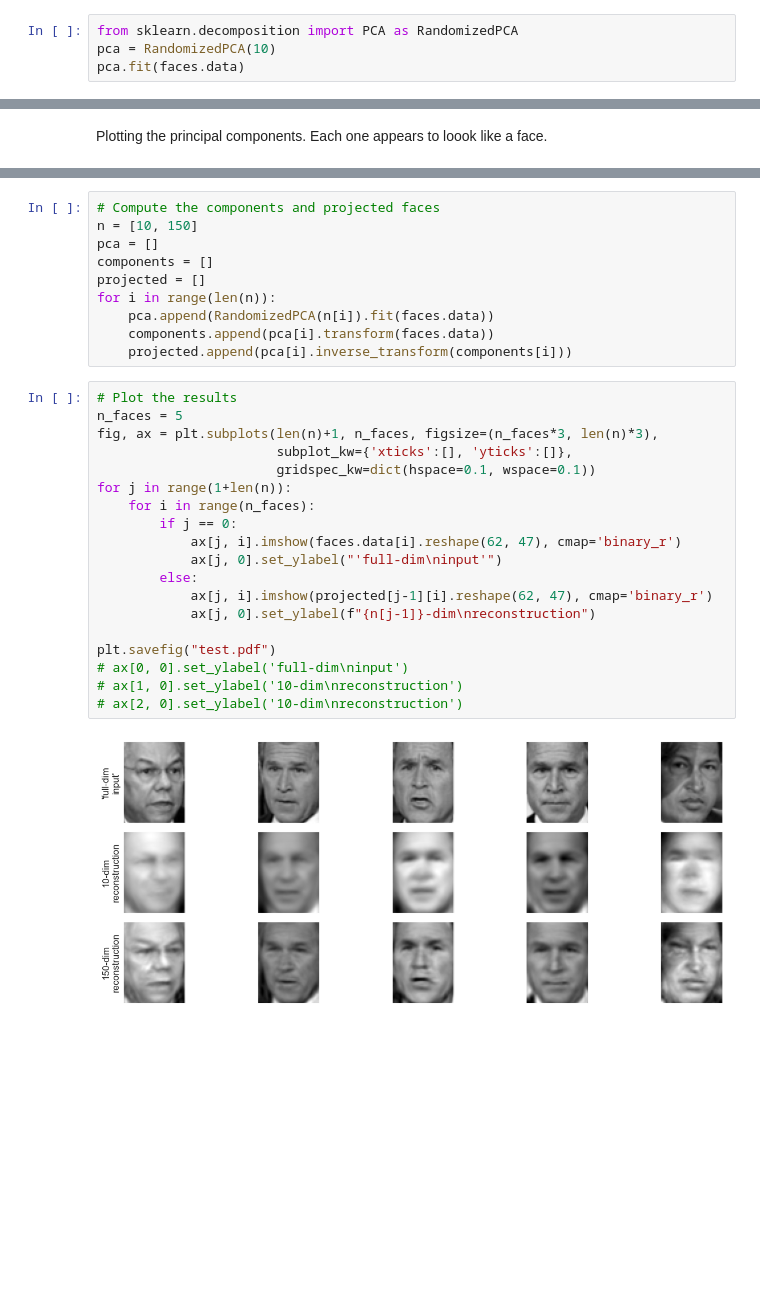
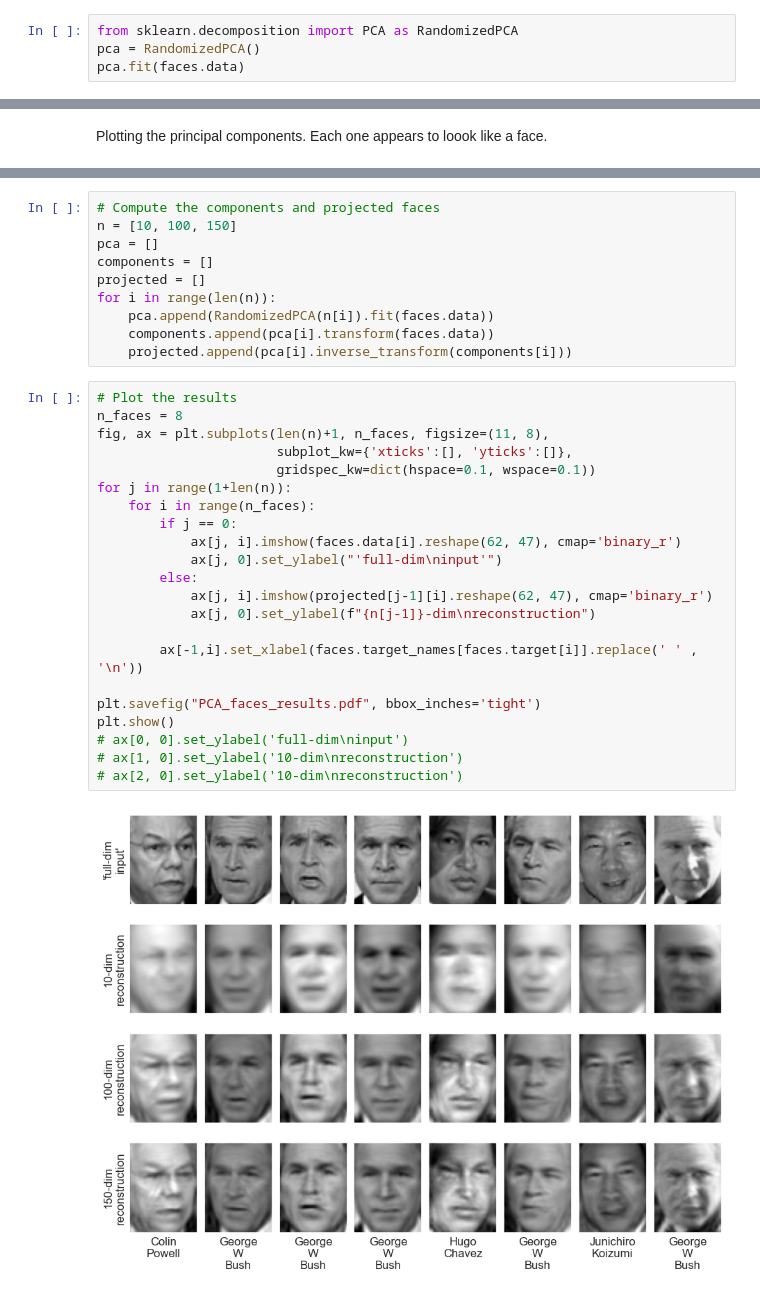
Before and after one commit to wilsbt/PCA, a Jupyter notebook: PCA_Faces.ipynb, the cells around one changed output, grey strips where cells are left out. Cells and saved outputs as stored; diff of their text form; blank space fills up the shorter version.

```diff
--- a/PCA_Faces.ipynb
+++ b/PCA_Faces.ipynb
@@ -20,5 +44,5 @@ Each image is 62*47 so there are 2914 features in this dataset.
 # %%
 from sklearn.decomposition import PCA as RandomizedPCA
-pca = RandomizedPCA(10)
+pca = RandomizedPCA()
 pca.fit(faces.data)
 # %% [output]
@@ -50,6 +128,6 @@ IndexError: index 10 is out of bounds for axis 0 with size 10
 # %%
 # Compute the components and projected faces
-n = [10, 150]
+n = [10, 100, 150]
 pca = []
 components = []
 projected = []
@@ -59,22 +137,25 @@ for i in range(len(n)):
     projected.append(pca[i].inverse_transform(components[i]))
 # %%
 # Plot the results
-n_faces = 5
-fig, ax = plt.subplots(len(n)+1, n_faces, figsize=(n_faces*3, len(n)*3),
+n_faces = 8
+fig, ax = plt.subplots(len(n)+1, n_faces, figsize=(11, 8),
                        subplot_kw={'xticks':[], 'yticks':[]},
                        gridspec_kw=dict(hspace=0.1, wspace=0.1))
 for j in range(1+len(n)):
     for i in range(n_faces):
         if j == 0:
             ax[j, i].imshow(faces.data[i].reshape(62, 47), cmap='binary_r')
             ax[j, 0].set_ylabel("'full-dim\ninput'")
         else:
             ax[j, i].imshow(projected[j-1][i].reshape(62, 47), cmap='binary_r')
             ax[j, 0].set_ylabel(f"{n[j-1]}-dim\nreconstruction")
 
-plt.savefig("test.pdf")
+        ax[-1,i].set_xlabel(faces.target_names[faces.target[i]].replace(' ' , '\n'))
+
+plt.savefig("PCA_faces_results.pdf", bbox_inches='tight')
+plt.show()
 # ax[0, 0].set_ylabel('full-dim\ninput')
 # ax[1, 0].set_ylabel('10-dim\nreconstruction')
 # ax[2, 0].set_ylabel('10-dim\nreconstruction')
 # %% [output]
-[figure, old version]
+[figure, new version]
```
Also changed, not shown: parts of 30 cells of this notebook, 3 other files.
